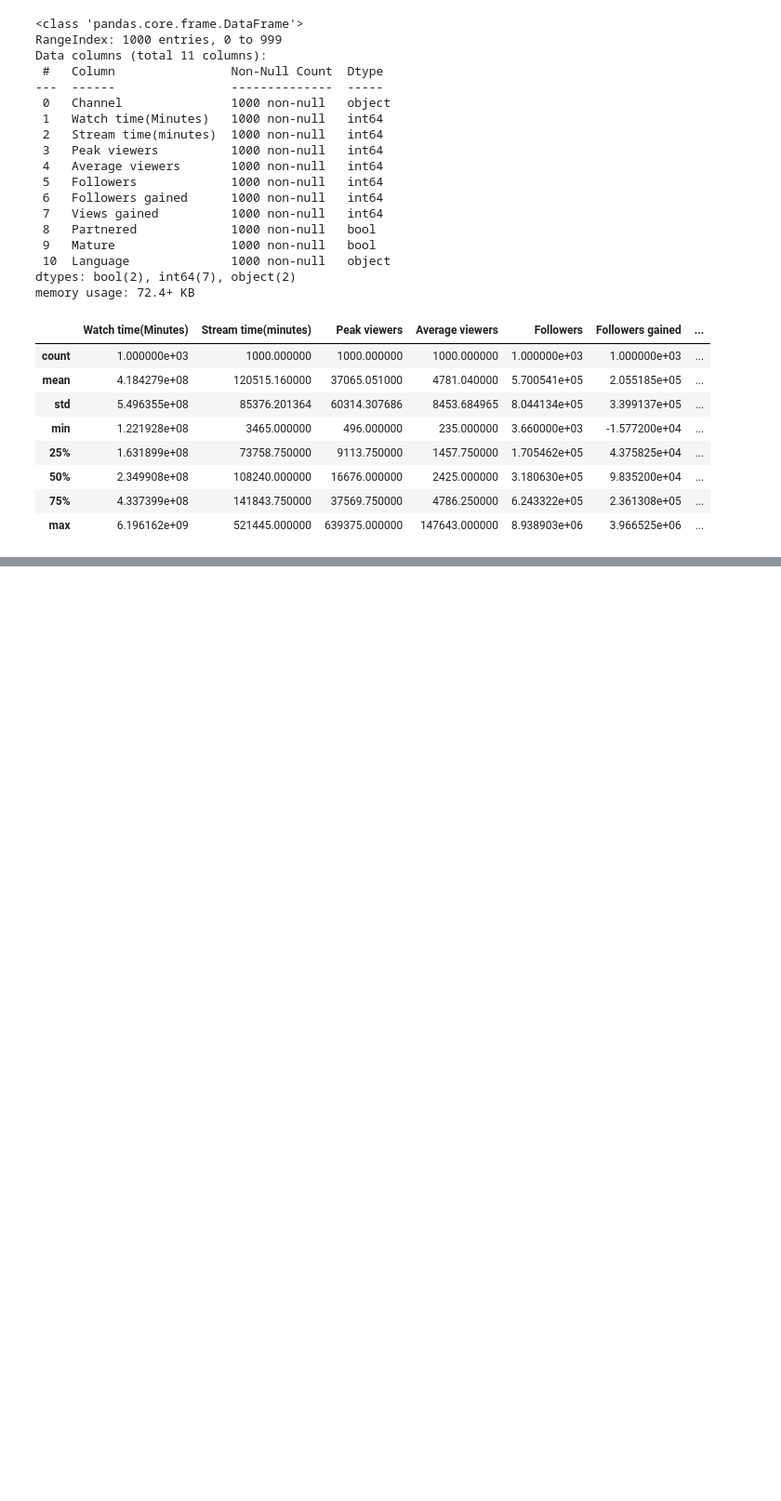
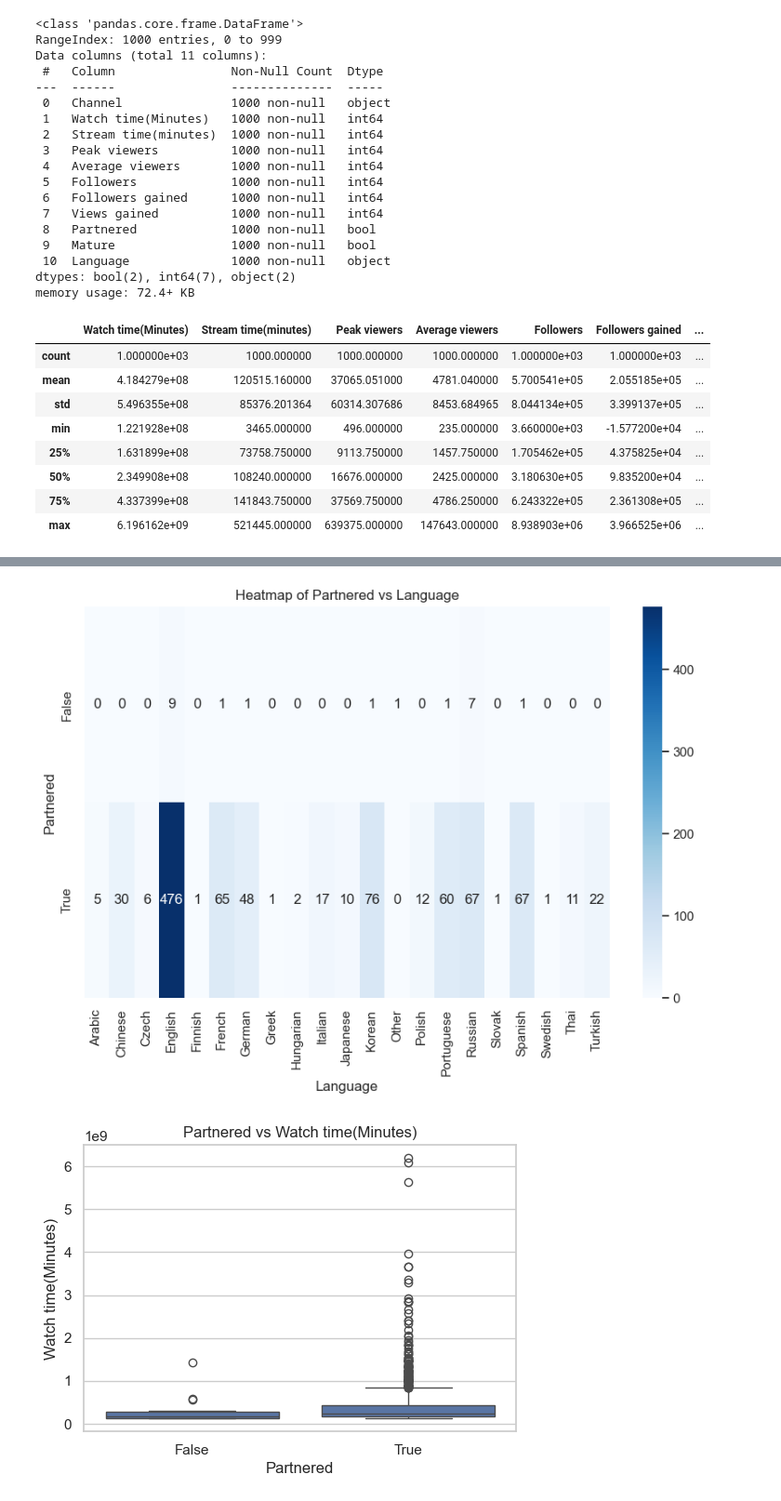
Before and after one commit to datasheng/csc460-Assignment4-William-Ng, a Jupyter notebook: EDA_assignment.ipynb, the cells around one changed output, grey strips where cells are left out. Shown: that part at 93% size. Cells and saved outputs as stored; diff of their text form; code cells hidden in the pictures; blank space fills up the shorter version.

```diff
--- a/EDA_assignment.ipynb
+++ b/EDA_assignment.ipynb
@@ -55,0 +127,25 @@ df.head()
+# %%
+# Heatmap of Categorical vs Categorical Data
+# Example using 'Partnered' and 'Language'
+cross_tab = pd.crosstab(df['Partnered'], df['Language'])
+
+# Plot heatmap for the cross-tabulation
+plt.figure(figsize=(10, 6))
+sns.heatmap(cross_tab, annot=True, cmap="Blues", fmt='d')
+plt.title("Heatmap of Partnered vs Language")
+plt.xlabel("Language")
+plt.ylabel("Partnered")
+plt.show()
+
+# Box plots for Categorical vs Numerical Data
+# Plot relationship between 'Partnered' and each numerical variable
+for col in num_cols:
+    plt.figure(figsize=(6, 4))
+    sns.boxplot(x=df['Partnered'], y=df[col])
+    plt.title(f'Partnered vs {col}')
+    plt.xlabel('Partnered')
+    plt.ylabel(col)
+    plt.show()
+# %% [output]
+[figure, added]
+[figure, added]
```
Also changed, not shown: parts of 6 cells of this notebook.
